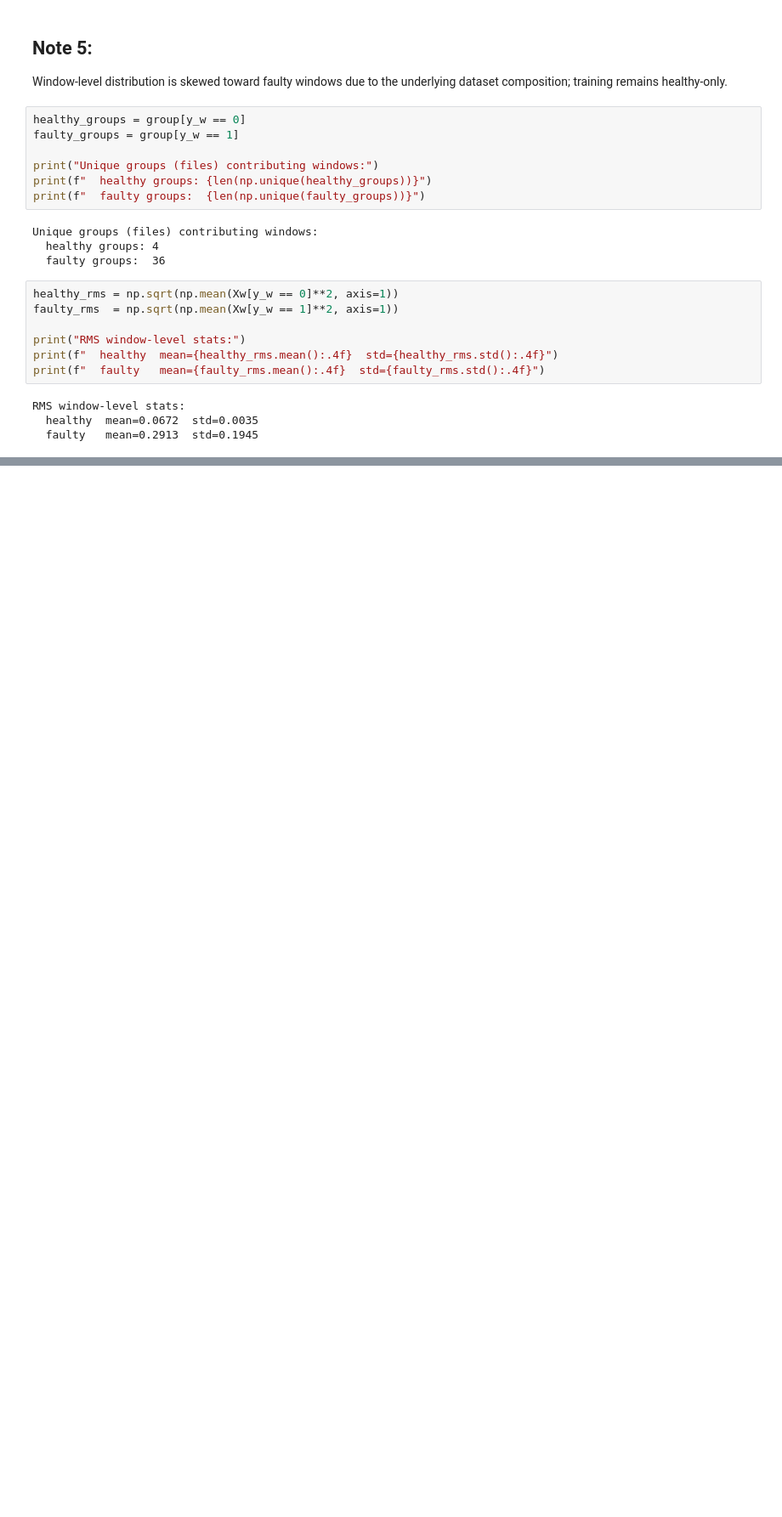
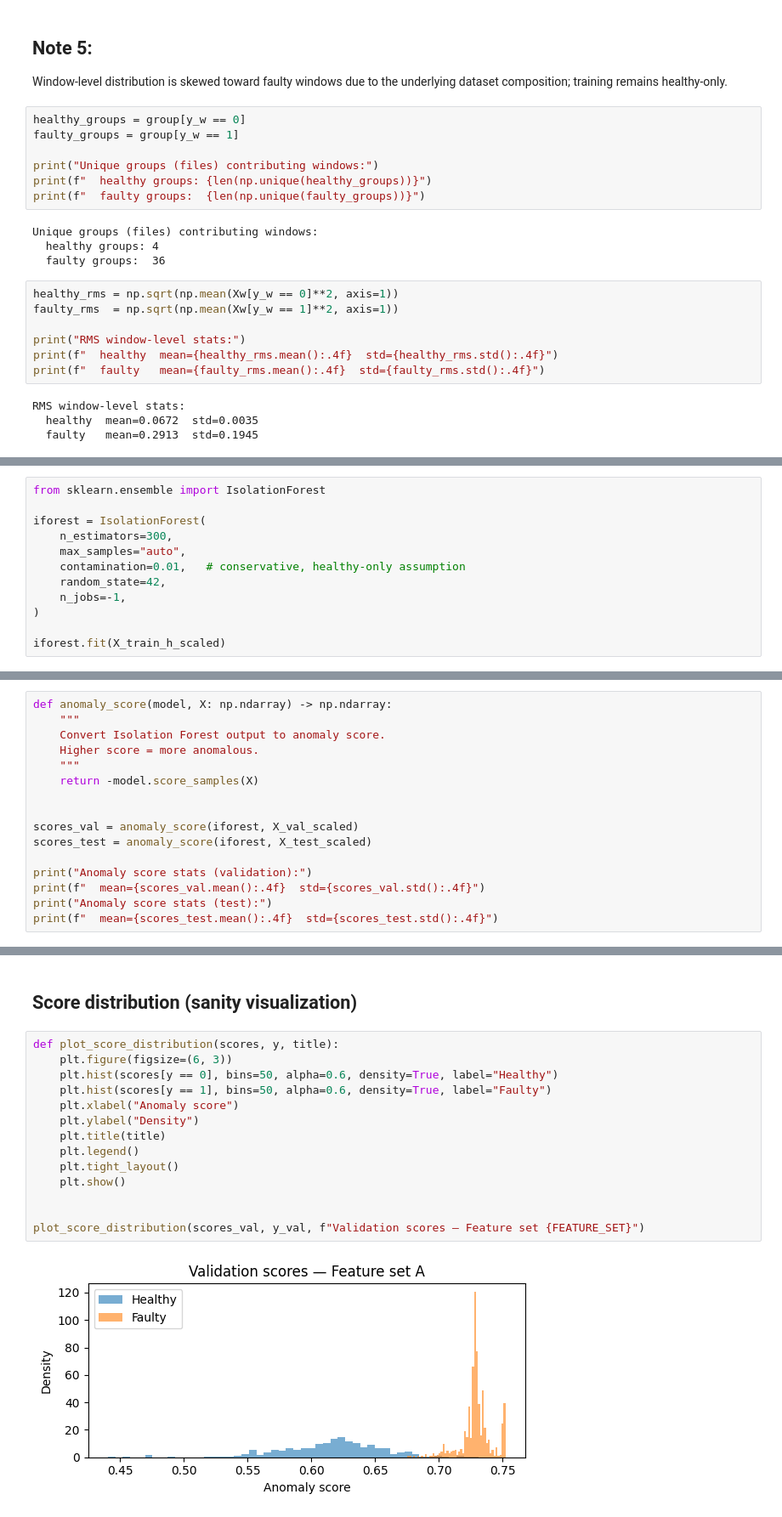
Before and after one commit to marioandrededeus/unsupervised-industrial-anomaly-detection, a Jupyter notebook: experiments/experiment_A/experiment_a.ipynb, the cells around one changed output, grey strips where cells are left out. Shown at 85% size. Cells and saved outputs as stored; diff of their text form; blank space fills up the shorter version.

```diff
--- a/experiments/experiment_A/experiment_a.ipynb
+++ b/experiments/experiment_A/experiment_a.ipynb
@@ -599,0 +947,12 @@ This validates the windowing strategy and supports its use for subsequent featur
+# %%
+from sklearn.ensemble import IsolationForest
+
+iforest = IsolationForest(
+    n_estimators=300,
+    max_samples="auto",
+    contamination=0.01,   # conservative, healthy-only assumption
+    random_state=42,
+    n_jobs=-1,
+)
+
+iforest.fit(X_train_h_scaled)
@@ -599,0 +964,16 @@ This validates the windowing strategy and supports its use for subsequent featur
+# %%
+def anomaly_score(model, X: np.ndarray) -> np.ndarray:
+    """
+    Convert Isolation Forest output to anomaly score.
+    Higher score = more anomalous.
+    """
+    return -model.score_samples(X)
+
+
+scores_val = anomaly_score(iforest, X_val_scaled)
+scores_test = anomaly_score(iforest, X_test_scaled)
+
+print("Anomaly score stats (validation):")
+print(f"  mean={scores_val.mean():.4f}  std={scores_val.std():.4f}")
+print("Anomaly score stats (test):")
+print(f"  mean={scores_test.mean():.4f}  std={scores_test.std():.4f}")
@@ -599,0 +985,18 @@ This validates the windowing strategy and supports its use for subsequent featur
+# %% [markdown]
+## Score distribution (sanity visualization)
+# %%
+def plot_score_distribution(scores, y, title):
+    plt.figure(figsize=(6, 3))
+    plt.hist(scores[y == 0], bins=50, alpha=0.6, density=True, label="Healthy")
+    plt.hist(scores[y == 1], bins=50, alpha=0.6, density=True, label="Faulty")
+    plt.xlabel("Anomaly score")
+    plt.ylabel("Density")
+    plt.title(title)
+    plt.legend()
+    plt.tight_layout()
+    plt.show()
+
+
+plot_score_distribution(scores_val, y_val, f"Validation scores — Feature set {FEATURE_SET}")
+# %% [output]
+[figure, added]
```
Also changed, not shown: parts of 27 cells of this notebook.
